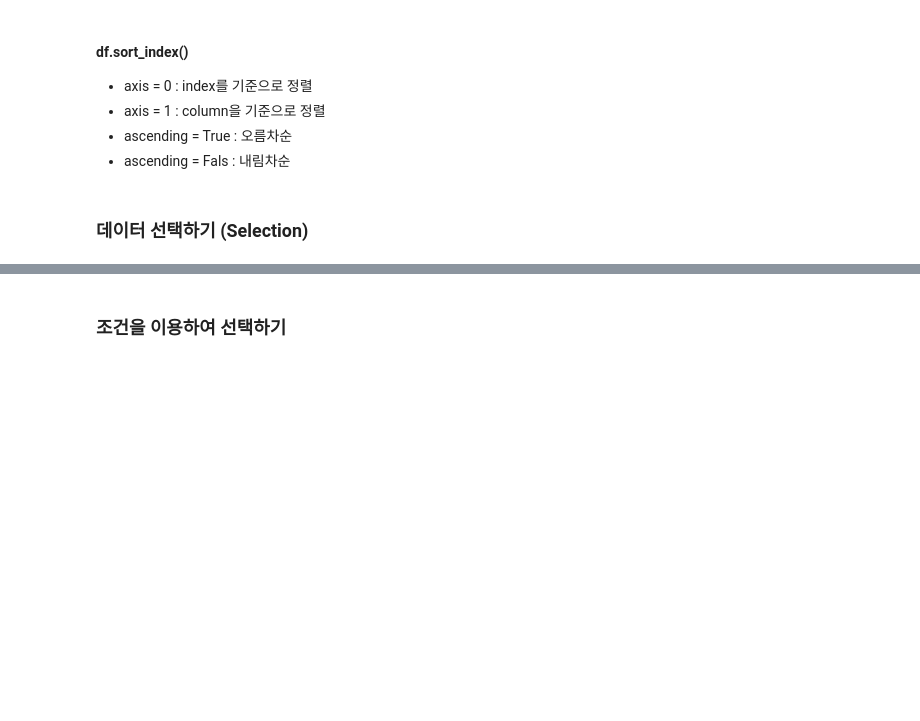
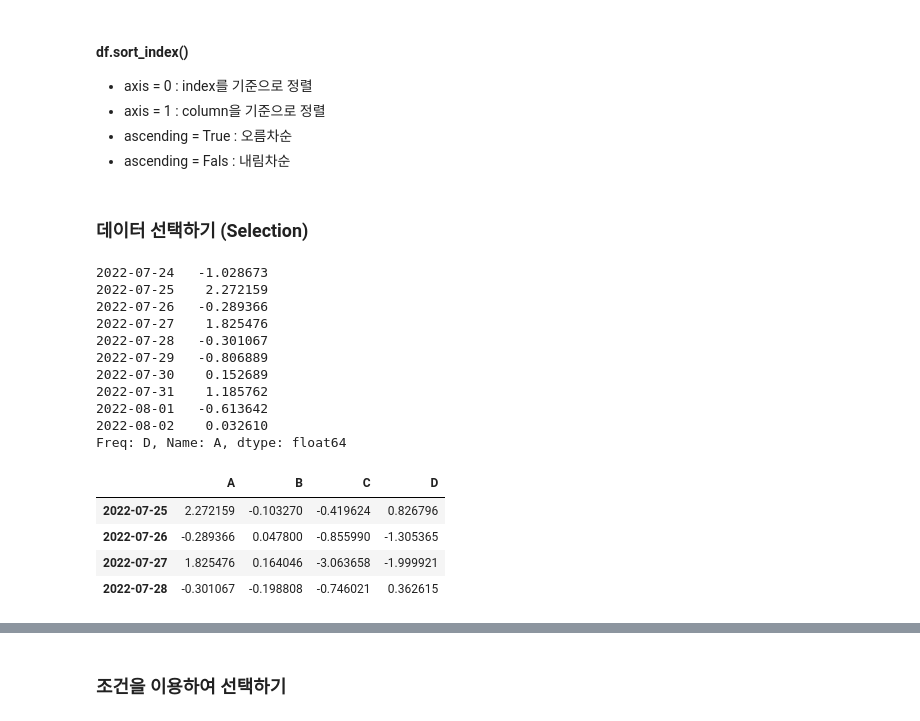
Before and after one commit to zangsu/AI_Hub, a Jupyter notebook: 2022_Mobile_AI_AIHUB/pandas.ipynb, the cells around one changed output, grey strips where cells are left out. Cells and saved outputs as stored; diff of their text form; code cells hidden in the pictures; blank space fills up the shorter version.

```diff
--- a/2022_Mobile_AI_AIHUB/pandas.ipynb
+++ b/2022_Mobile_AI_AIHUB/pandas.ipynb
@@ -108,3 +224,26 @@ dtype: object
 * ascending = Fals : 내림차순
 # %% [markdown]
 ### 데이터 선택하기 (Selection)
+# %%
+print(df['A'])
+
+df[0:1]
+print()
+df['20220725': '20220728']
+# %% [output]
+2022-07-24   -1.028673
+2022-07-25    2.272159
+2022-07-26   -0.289366
+2022-07-27    1.825476
+2022-07-28   -0.301067
+2022-07-29   -0.806889
+2022-07-30    0.152689
+2022-07-31    1.185762
+2022-08-01   -0.613642
+2022-08-02    0.032610
+Freq: D, Name: A, dtype: float64
+|  | A | B | C | D |
+| 2022-07-25 | 2.272159 | -0.103270 | -0.419624 | 0.826796 |
+| 2022-07-26 | -0.289366 | 0.047800 | -0.855990 | -1.305365 |
+| 2022-07-27 | 1.825476 | 0.164046 | -3.063658 | -1.999921 |
+| 2022-07-28 | -0.301067 | -0.198808 | -0.746021 | 0.362615 |
```
Also changed, not shown: parts of 19 cells of this notebook.
